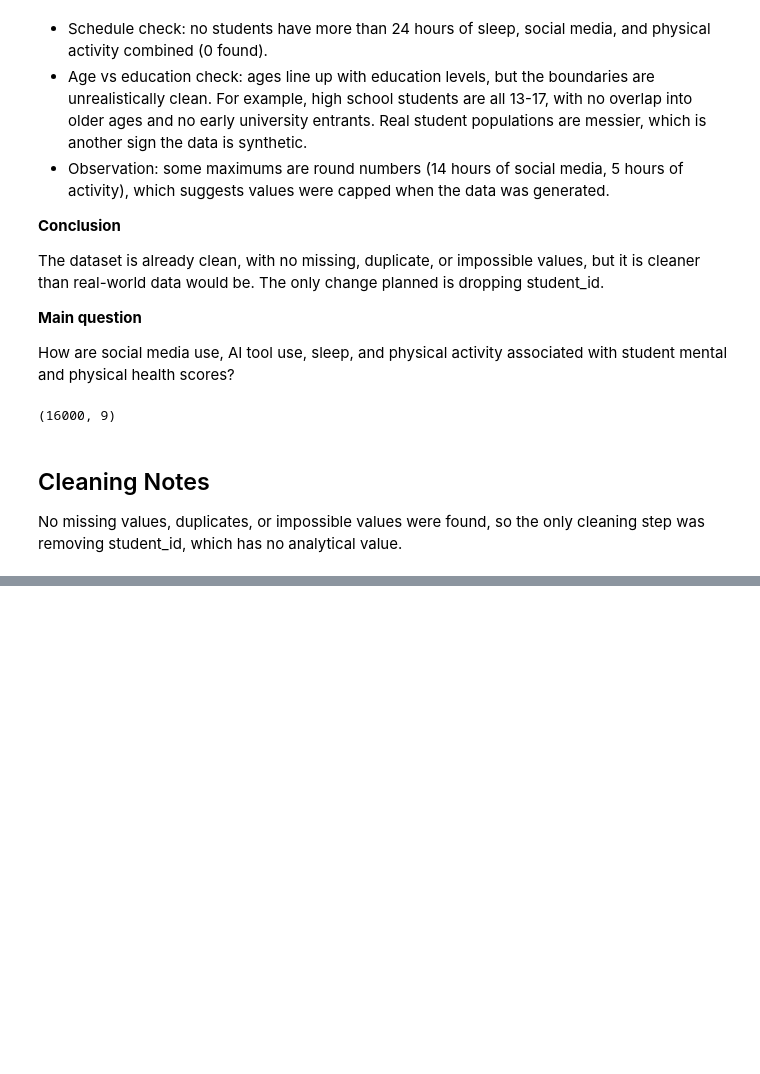
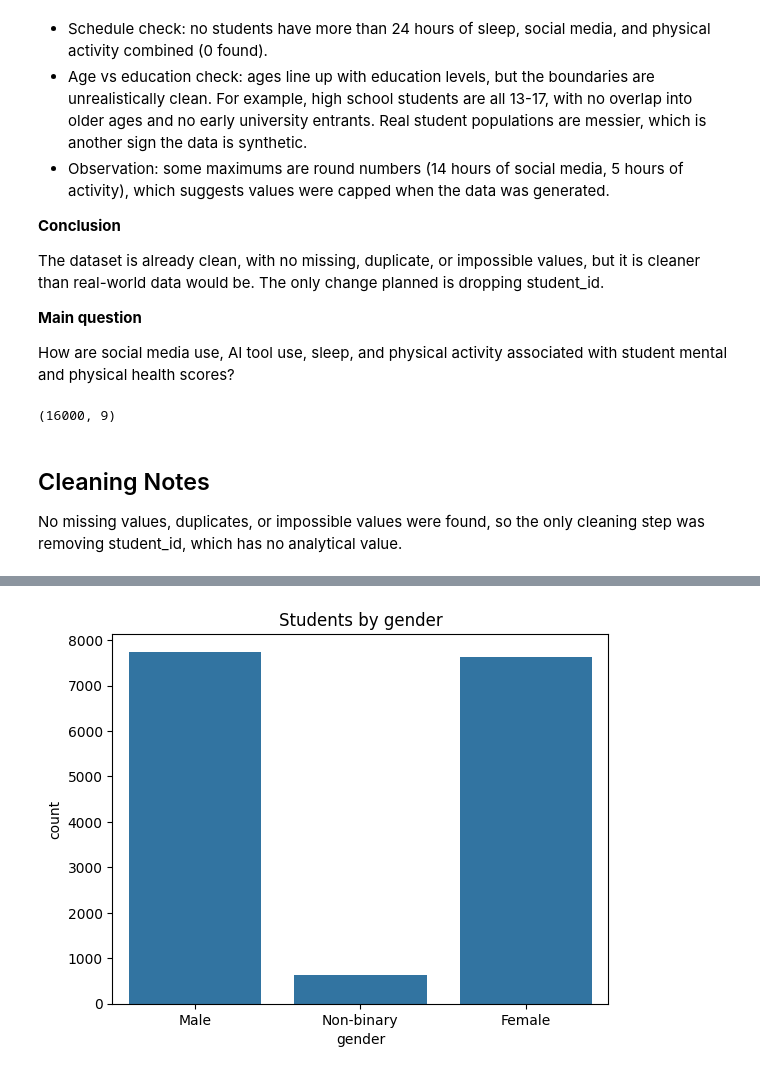
Before and after one commit to MarchianTz/ai-social-media-student-wellbeing, a Jupyter notebook: analysis.ipynb, the cells around one changed output, grey strips where cells are left out. Saved outputs shown, nothing was run; the diff lists cells and outputs as text; code cells hidden in the pictures; blank space fills up the shorter version.

```diff
--- a/analysis.ipynb
+++ b/analysis.ipynb
@@ -132,0 +160,6 @@ No missing values, duplicates, or impossible values were found, so the only clea
+# %%
+sns.countplot(data=df, x="gender")
+plt.title("Students by gender")
+plt.show()
+# %% [output]
+[figure, added]
```
Also changed, not shown: parts of 6 cells of this notebook.
